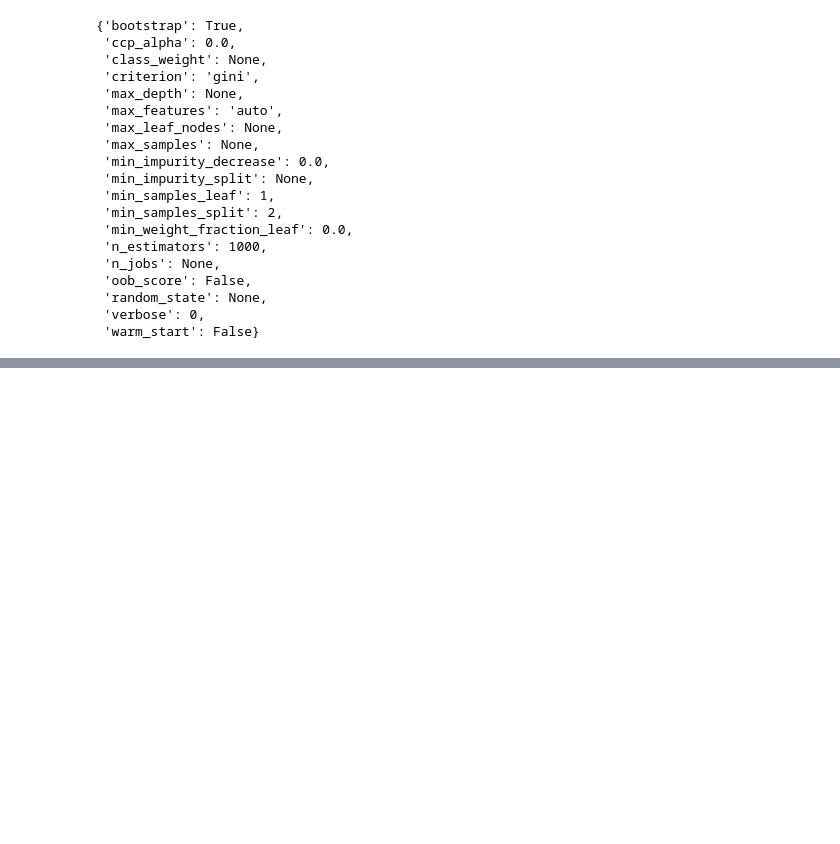
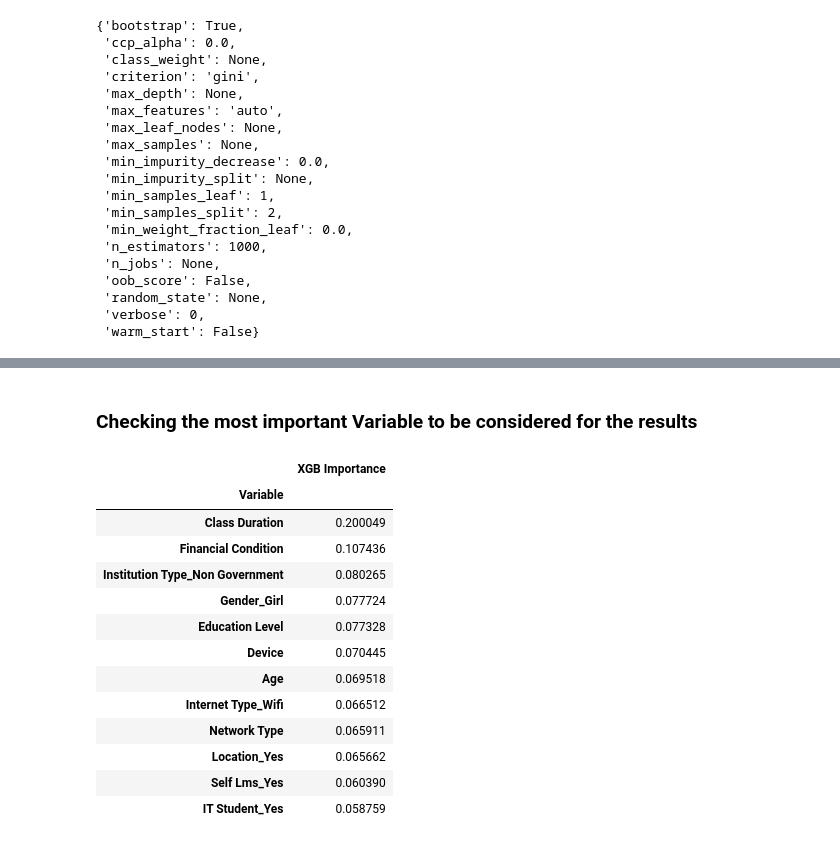
Before and after one commit to Shauryavashisth/XGBoost, a Jupyter notebook: Students Adaptability Level in Online Education.ipynb, the cells around one changed output, grey strips where cells are left out. Saved outputs shown, nothing was run; the diff lists cells and outputs as text; code cells hidden in the pictures; blank space fills up the shorter version.

```diff
--- a/Students Adaptability Level in Online Education.ipynb
+++ b/Students Adaptability Level in Online Education.ipynb
@@ -497,6 +582,5 @@ weighted avg       0.93      0.93      0.93       241
 # %%
-XGB = XGBClassifier(n_estimators=1000,learning_rate=0.01)
+XGB = XGBClassifier(n_estimators=1500,min_samples_split=5,min_samples_leaf=4,max_depth=6,learning_rate=0.03)
 # %%
-Mat = [(x_test,y_test)]
-XGB.fit(x_train,y_train,verbose=0)
+XGB.fit(x_train,y_train)
 # %% [output]
@@ -533,0 +628,24 @@ weighted avg       0.91      0.91      0.91       241
+# %% [markdown]
+### Checking the most important Variable to be considered for the results
+# %%
+XGB_IMP = pd.DataFrame({"Variable":list(x.columns),
+              "XGB Importance":list(XGB.feature_importances_)})
+# %%
+XGB_IMP = XGB_IMP.set_index(["Variable"])
+# %%
+XGB_IMP.sort_values(["XGB Importance"],ascending=False)
+# %% [output]
+|  | XGB Importance |
+| Variable |  |
+| Class Duration | 0.200049 |
+| Financial Condition | 0.107436 |
+| Institution Type_Non Government | 0.080265 |
+| Gender_Girl | 0.077724 |
+| Education Level | 0.077328 |
+| Device | 0.070445 |
+| Age | 0.069518 |
+| Internet Type_Wifi | 0.066512 |
+| Network Type | 0.065911 |
+| Location_Yes | 0.065662 |
+| Self Lms_Yes | 0.060390 |
+| IT Student_Yes | 0.058759 |
```
Also changed, not shown: parts of 45 cells of this notebook.
